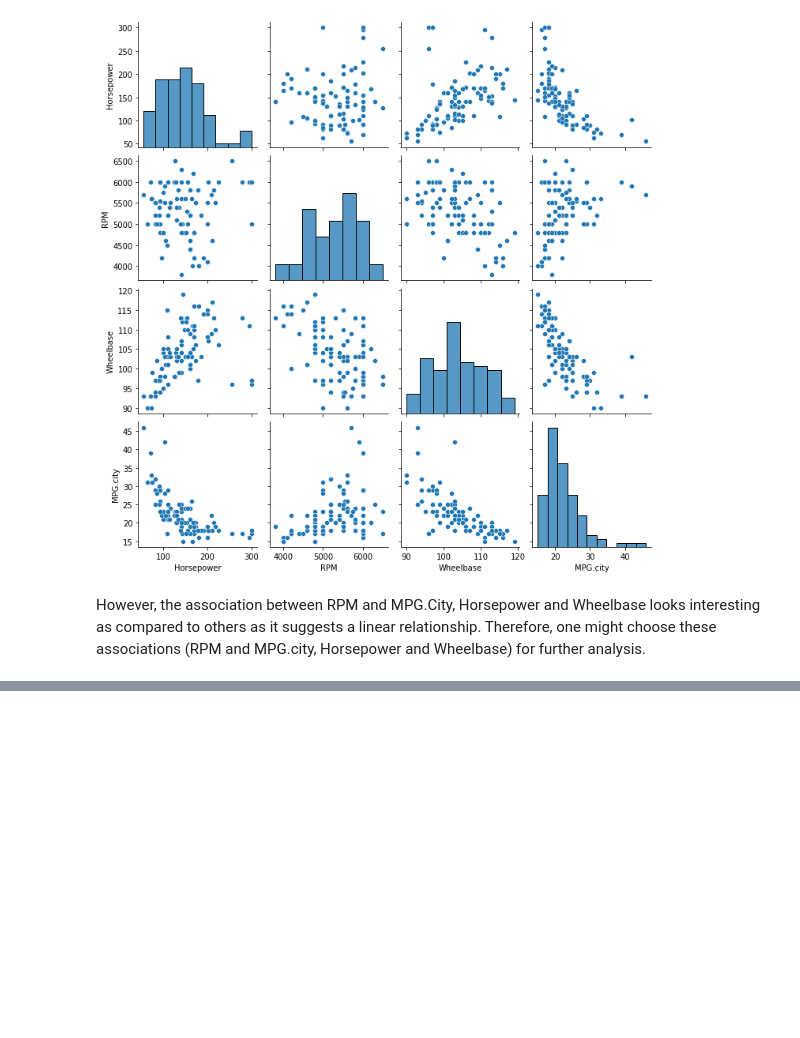
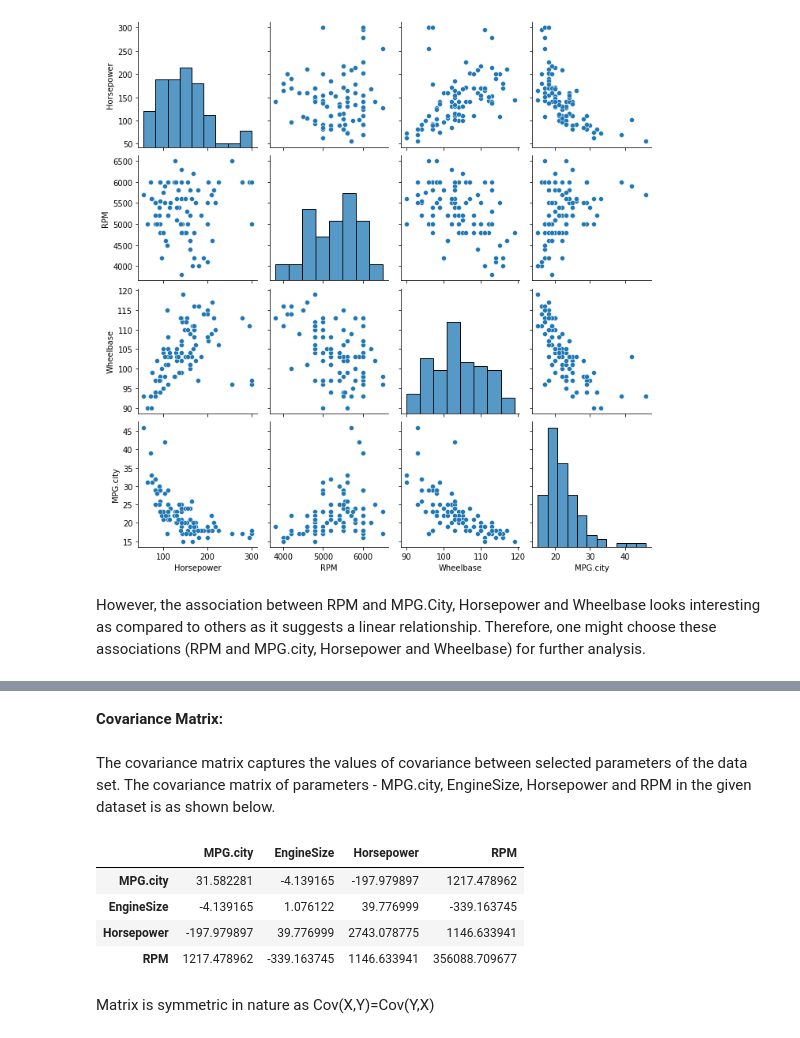
Before and after one commit to raghav-1998/Machine-Learning, a Jupyter notebook: Association Analysis/Demo.ipynb, the cells around one changed output, grey strips where cells are left out. Drawn from its saved outputs; the diff is of its cells as text; code cells hidden in the pictures; blank space fills up the shorter version.

```diff
--- a/Association Analysis/Demo.ipynb
+++ b/Association Analysis/Demo.ipynb
@@ -140,0 +292,14 @@ However, the association between RPM and MPG.City, Horsepower and Wheelbase look
+# %% [markdown]
+**Covariance Matrix:**
+# %% [markdown]
+The covariance matrix captures the values of covariance between selected parameters of the data set. The covariance matrix of parameters - MPG.city, EngineSize, Horsepower and RPM in the given dataset is as shown below.
+# %%
+cars[["MPG.city","EngineSize","Horsepower","RPM"]].cov()
+# %% [output]
+|  | MPG.city | EngineSize | Horsepower | RPM |
+| MPG.city | 31.582281 | -4.139165 | -197.979897 | 1217.478962 |
+| EngineSize | -4.139165 | 1.076122 | 39.776999 | -339.163745 |
+| Horsepower | -197.979897 | 39.776999 | 2743.078775 | 1146.633941 |
+| RPM | 1217.478962 | -339.163745 | 1146.633941 | 356088.709677 |
+# %% [markdown]
+Matrix is symmetric in nature as Cov(X,Y)=Cov(Y,X)
```
Also changed, not shown: parts of 26 cells of this notebook.
